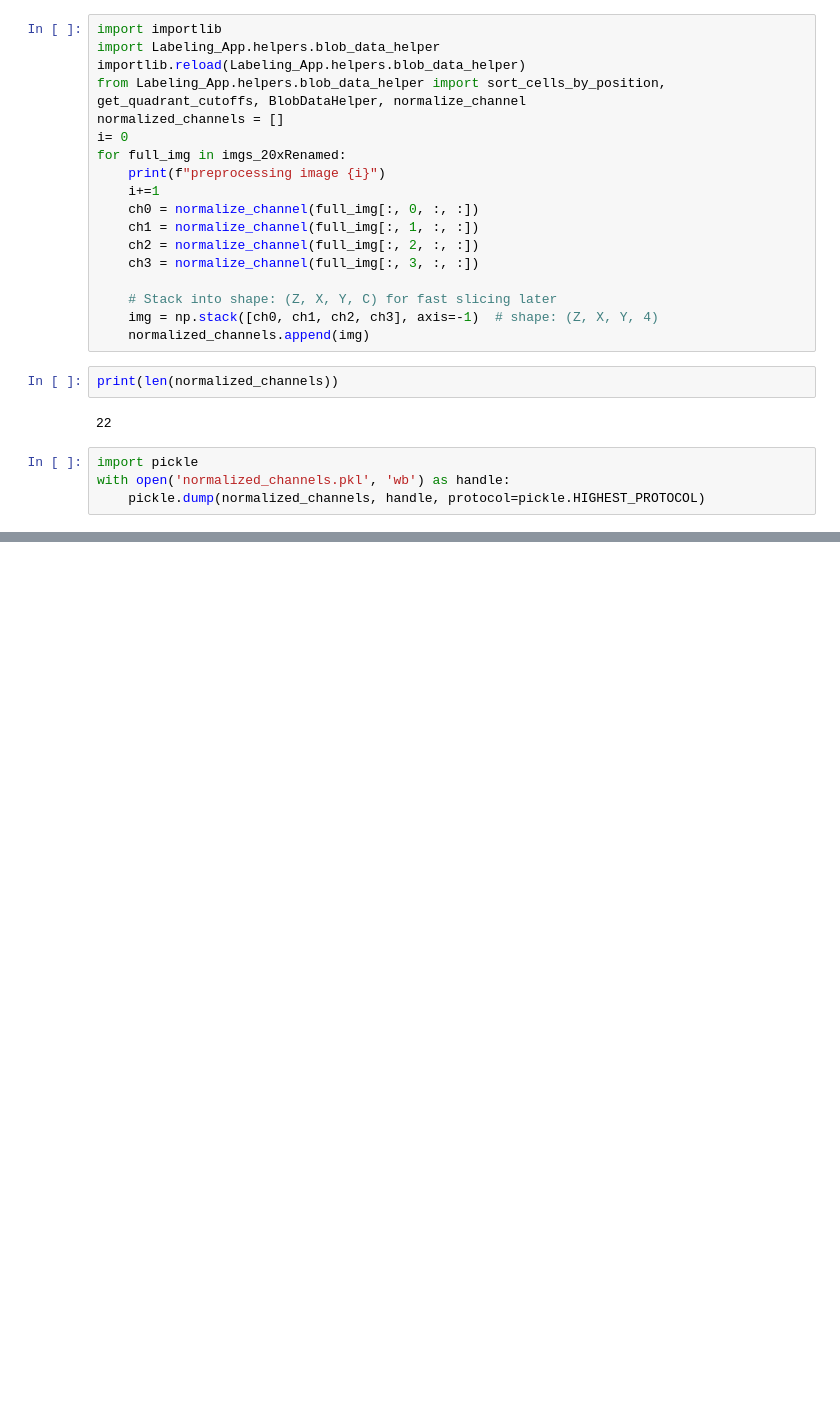
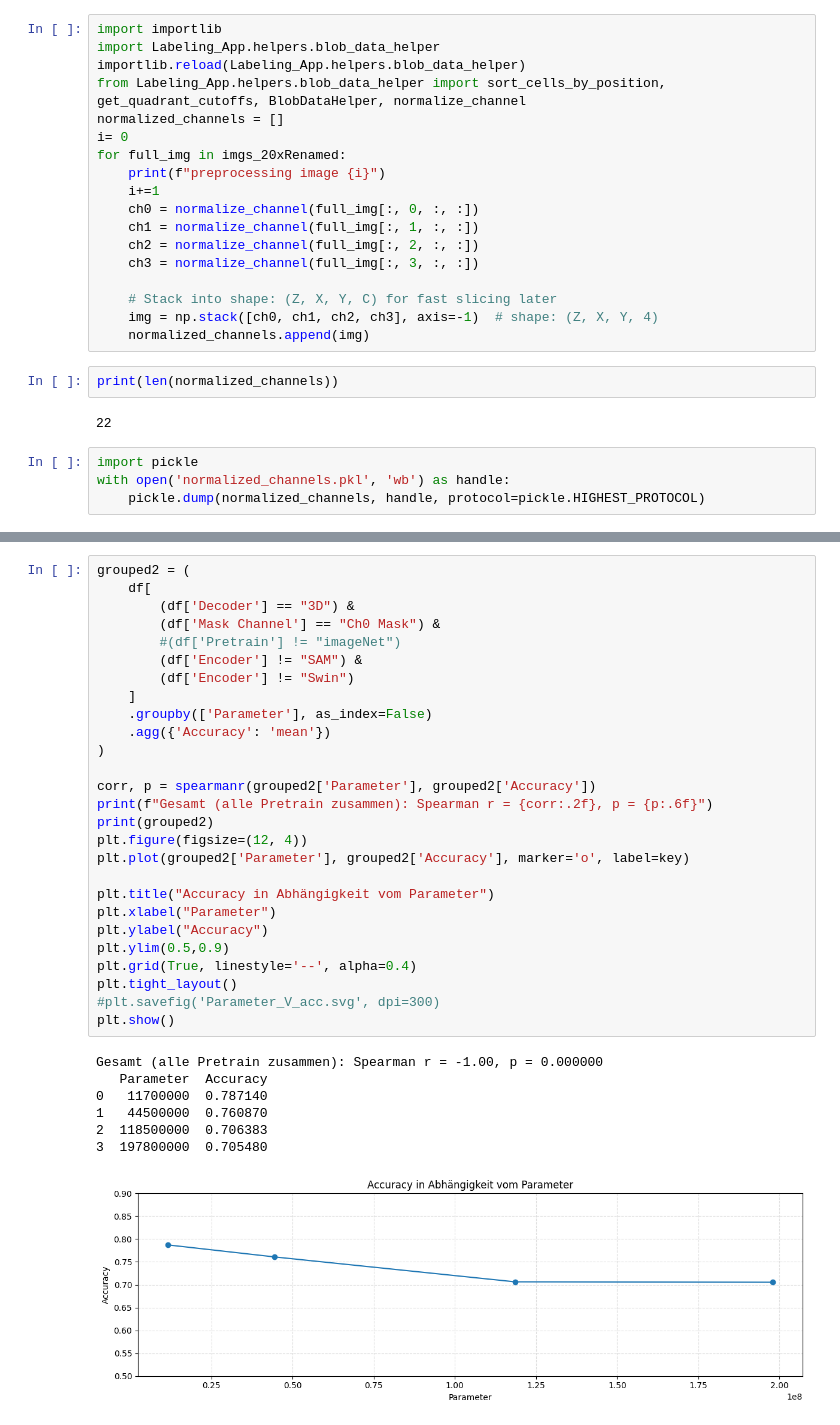
Before and after one commit to DavidExler/Masterarbeit, a Jupyter notebook: data.ipynb, the cells around one changed output, grey strips where cells are left out. Saved outputs shown, nothing was run; the diff lists cells and outputs as text; blank space fills up the shorter version.

```diff
--- a/data.ipynb
+++ b/data.ipynb
@@ -344,0 +434,35 @@ with open('normalized_channels.pkl', 'wb') as handle:
+# %%
+grouped2 = (
+    df[
+        (df['Decoder'] == "3D") &
+        (df['Mask Channel'] == "Ch0 Mask") &
+        #(df['Pretrain'] != "imageNet")
+        (df['Encoder'] != "SAM") &
+        (df['Encoder'] != "Swin")
+    ]
+    .groupby(['Parameter'], as_index=False)
+    .agg({'Accuracy': 'mean'})
+)
+
+corr, p = spearmanr(grouped2['Parameter'], grouped2['Accuracy'])
+print(f"Gesamt (alle Pretrain zusammen): Spearman r = {corr:.2f}, p = {p:.6f}")
+print(grouped2)
+plt.figure(figsize=(12, 4))
+plt.plot(grouped2['Parameter'], grouped2['Accuracy'], marker='o', label=key)
+
+plt.title("Accuracy in Abhängigkeit vom Parameter")
+plt.xlabel("Parameter")
+plt.ylabel("Accuracy")
+plt.ylim(0.5,0.9)
+plt.grid(True, linestyle='--', alpha=0.4)
+plt.tight_layout()
+#plt.savefig('Parameter_V_acc.svg', dpi=300)
+plt.show()
+# %% [output]
+Gesamt (alle Pretrain zusammen): Spearman r = -1.00, p = 0.000000
+   Parameter  Accuracy
+0   11700000  0.787140
+1   44500000  0.760870
+2  118500000  0.706383
+3  197800000  0.705480
+[figure, added]
```
Also changed, not shown: parts of 8 cells of this notebook, 12 other files.
